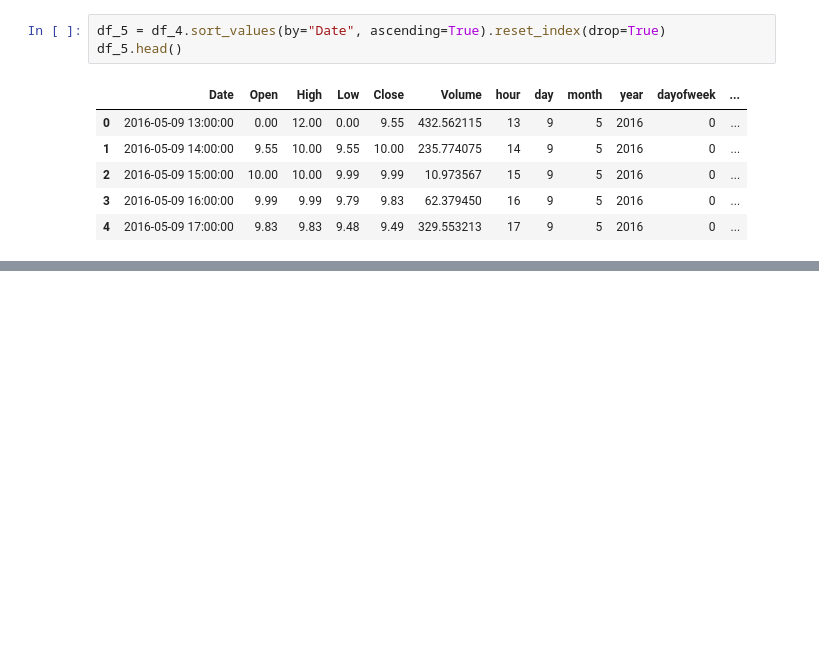
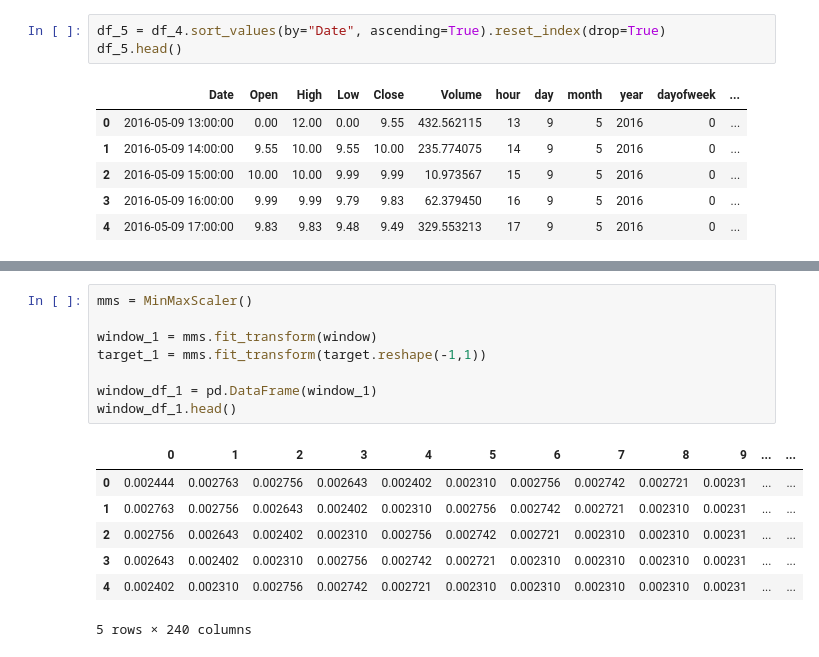
Before and after one commit to amith-vardhan99/udemy, a Jupyter notebook: Ethereum Price Prediction using GRU-LSTMs for Forecasting/notebook.ipynb, the cells around one changed output, grey strips where cells are left out. Cells and saved outputs as stored; diff of their text form; blank space fills up the shorter version.

```diff
--- a/Ethereum Price Prediction using GRU-LSTMs for Forecasting/notebook.ipynb
+++ b/Ethereum Price Prediction using GRU-LSTMs for Forecasting/notebook.ipynb
@@ -105,0 +137,16 @@ df_5.head()
+# %%
+mms = MinMaxScaler()
+
+window_1 = mms.fit_transform(window)
+target_1 = mms.fit_transform(target.reshape(-1,1))
+
+window_df_1 = pd.DataFrame(window_1)
+window_df_1.head()
+# %% [output]
+|  | 0 | 1 | 2 | 3 | 4 | 5 | 6 | 7 | 8 | 9 | ... | ... |
+| 0 | 0.002444 | 0.002763 | 0.002756 | 0.002643 | 0.002402 | 0.002310 | 0.002756 | 0.002742 | 0.002721 | 0.00231 | ... | ... |
+| 1 | 0.002763 | 0.002756 | 0.002643 | 0.002402 | 0.002310 | 0.002756 | 0.002742 | 0.002721 | 0.002310 | 0.00231 | ... | ... |
+| 2 | 0.002756 | 0.002643 | 0.002402 | 0.002310 | 0.002756 | 0.002742 | 0.002721 | 0.002310 | 0.002310 | 0.00231 | ... | ... |
+| 3 | 0.002643 | 0.002402 | 0.002310 | 0.002756 | 0.002742 | 0.002721 | 0.002310 | 0.002310 | 0.002310 | 0.00231 | ... | ... |
+| 4 | 0.002402 | 0.002310 | 0.002756 | 0.002742 | 0.002721 | 0.002310 | 0.002310 | 0.002310 | 0.002310 | 0.00231 | ... | ... |
+5 rows × 240 columns
```
Also changed, not shown: parts of 7 cells of this notebook.
